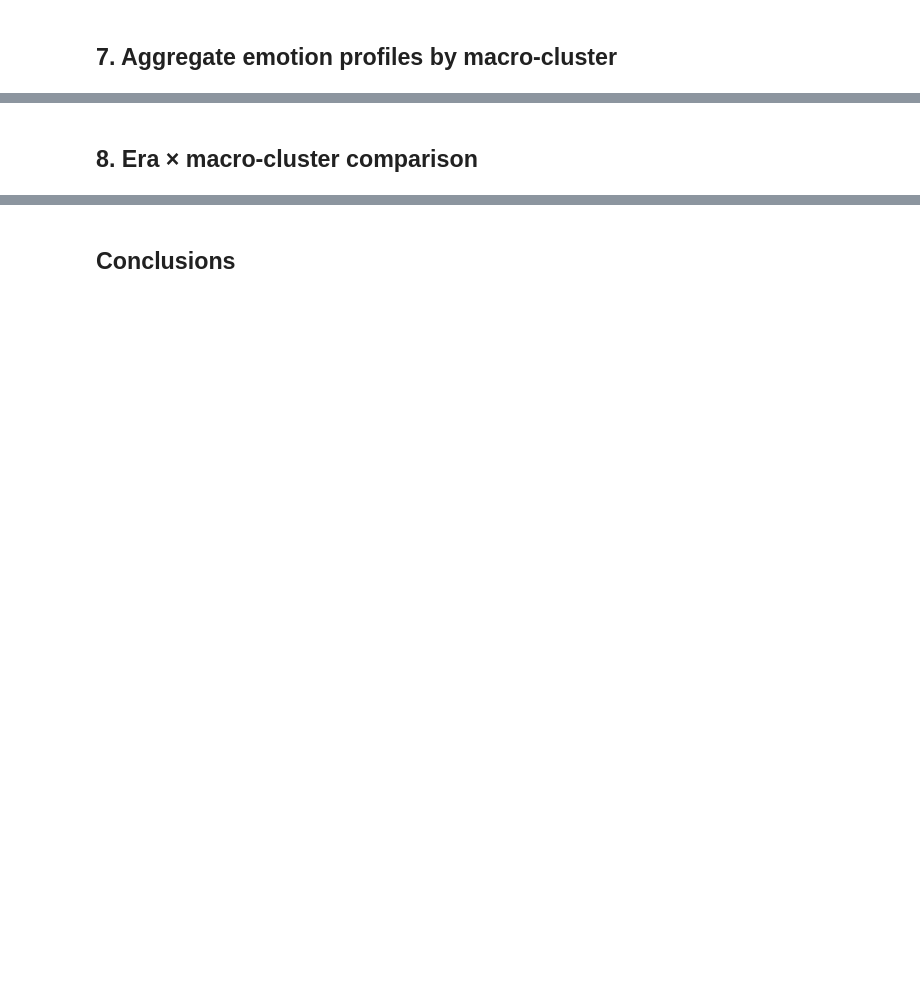
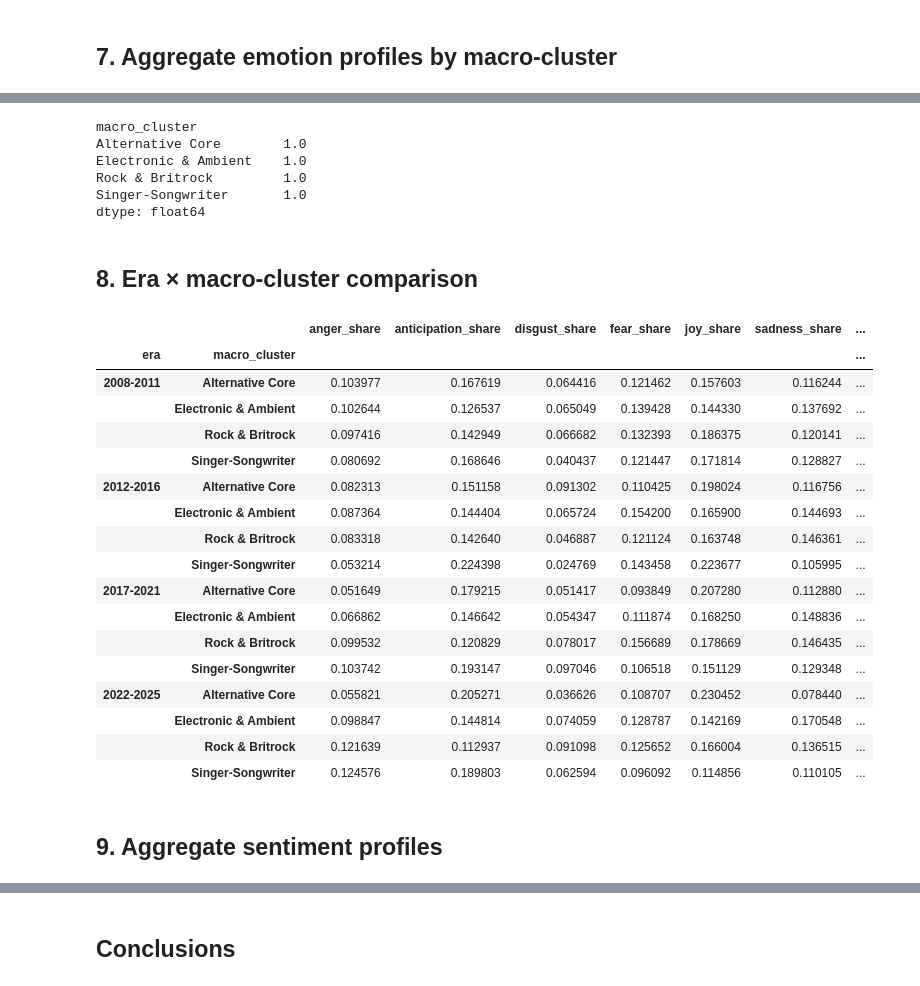
Before and after one commit to fredzell/music-mood-profiler, a Jupyter notebook: notebooks/09_sentiment_and_emotion_analysis.ipynb, the cells around one changed output, grey strips where cells are left out. Cells and saved outputs as stored; diff of their text form; code cells hidden in the pictures; blank space fills up the shorter version.

```diff
--- a/notebooks/09_sentiment_and_emotion_analysis.ipynb
+++ b/notebooks/09_sentiment_and_emotion_analysis.ipynb
@@ -227,0 +453,12 @@ test_result
+# %%
+import numpy as np
+
+emotion_share_columns = [
+    f"{emotion}_share"
+    for emotion in emotion_categories
+]
+
+english_lyrics.loc[
+    english_lyrics["emotion_total"] == 0,
+    emotion_share_columns
+] = np.nan
@@ -232,2 +613,36 @@ test_result
+# %%
+emotion_by_macro.sum(axis=1)
+# %% [output]
+macro_cluster
+Alternative Core        1.0
+Electronic & Ambient    1.0
+Rock & Britrock         1.0
+Singer-Songwriter       1.0
+dtype: float64
 # %% [markdown]
 ## 8. Era × macro-cluster comparison
+# %%
+emotion_by_era_macro = (english_lyrics.groupby(["era", "macro_cluster"])[emotion_share_columns].mean())
+# %%
+emotion_by_era_macro
+# %% [output]
+|  |  | anger_share | anticipation_share | disgust_share | fear_share | joy_share | sadness_share | ... |
+| era | macro_cluster |  |  |  |  |  |  | ... |
+| 2008-2011 | Alternative Core | 0.103977 | 0.167619 | 0.064416 | 0.121462 | 0.157603 | 0.116244 | ... |
+|  | Electronic & Ambient | 0.102644 | 0.126537 | 0.065049 | 0.139428 | 0.144330 | 0.137692 | ... |
+|  | Rock & Britrock | 0.097416 | 0.142949 | 0.066682 | 0.132393 | 0.186375 | 0.120141 | ... |
+|  | Singer-Songwriter | 0.080692 | 0.168646 | 0.040437 | 0.121447 | 0.171814 | 0.128827 | ... |
+| 2012-2016 | Alternative Core | 0.082313 | 0.151158 | 0.091302 | 0.110425 | 0.198024 | 0.116756 | ... |
+|  | Electronic & Ambient | 0.087364 | 0.144404 | 0.065724 | 0.154200 | 0.165900 | 0.144693 | ... |
+|  | Rock & Britrock | 0.083318 | 0.142640 | 0.046887 | 0.121124 | 0.163748 | 0.146361 | ... |
+|  | Singer-Songwriter | 0.053214 | 0.224398 | 0.024769 | 0.143458 | 0.223677 | 0.105995 | ... |
+| 2017-2021 | Alternative Core | 0.051649 | 0.179215 | 0.051417 | 0.093849 | 0.207280 | 0.112880 | ... |
+|  | Electronic & Ambient | 0.066862 | 0.146642 | 0.054347 | 0.111874 | 0.168250 | 0.148836 | ... |
+|  | Rock & Britrock | 0.099532 | 0.120829 | 0.078017 | 0.156689 | 0.178669 | 0.146435 | ... |
+|  | Singer-Songwriter | 0.103742 | 0.193147 | 0.097046 | 0.106518 | 0.151129 | 0.129348 | ... |
+| 2022-2025 | Alternative Core | 0.055821 | 0.205271 | 0.036626 | 0.108707 | 0.230452 | 0.078440 | ... |
+|  | Electronic & Ambient | 0.098847 | 0.144814 | 0.074059 | 0.128787 | 0.142169 | 0.170548 | ... |
+|  | Rock & Britrock | 0.121639 | 0.112937 | 0.091098 | 0.125652 | 0.166004 | 0.136515 | ... |
+|  | Singer-Songwriter | 0.124576 | 0.189803 | 0.062594 | 0.096092 | 0.114856 | 0.110105 | ... |
+# %% [markdown]
+## 9. Aggregate sentiment profiles
```
Also changed, not shown: parts of 50 cells of this notebook.
